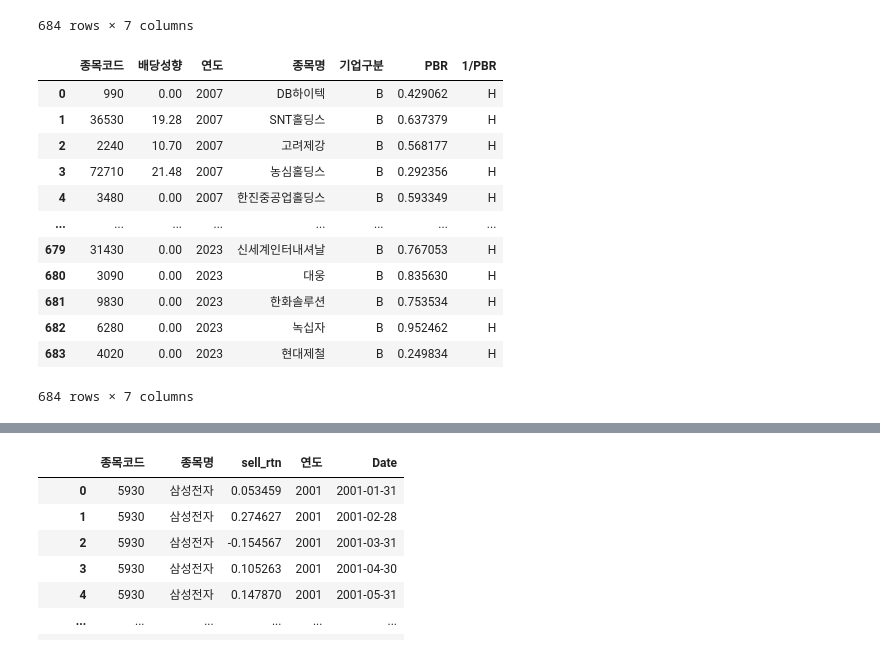
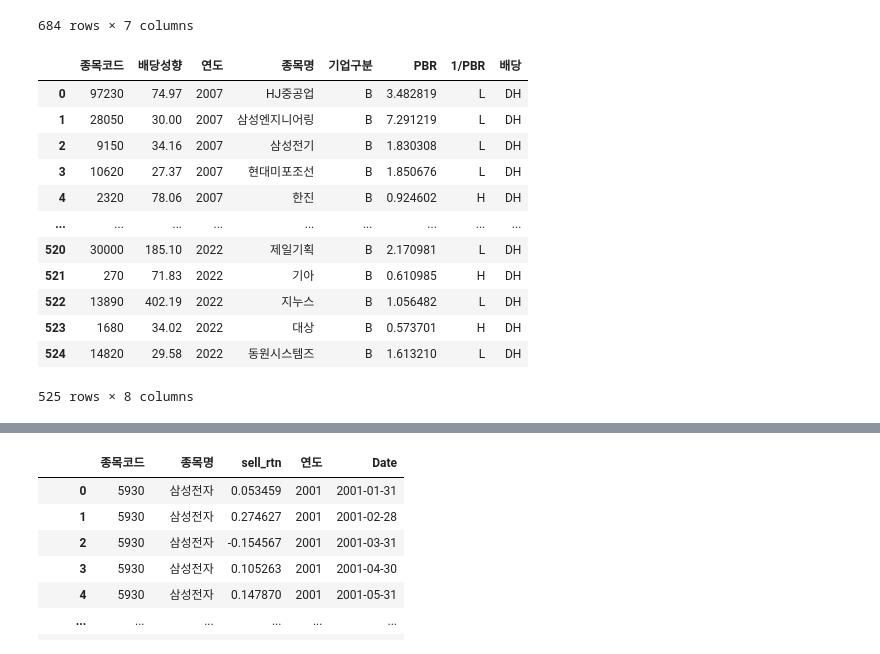
Before and after one commit to minxzzy/hackathon, a Jupyter notebook: realData.ipynb, the cells around one changed output, grey strips where cells are left out. Saved outputs shown, nothing was run; the diff lists cells and outputs as text; code cells hidden in the pictures.

Commit message:
realData : 총 테이블, 회귀분석

```diff
--- a/realData.ipynb
+++ b/realData.ipynb
@@ -110,0 +82,3 @@ for i in data['연도'].unique() :
+# %%
+firm_data.reset_index(drop=True, inplace=True)
+firm_data.sort_values(by='배당성향', ascending=False)
@@ -110,0 +99,3 @@ for i in data['연도'].unique() :
+# %%
+firm_data['배당'] = firm_data['배당성향'].apply(lambda x : 'DL' if x <= 26 else 'DH')
+firm_data
@@ -110,0 +121,7 @@ for i in data['연도'].unique() :
+# %%
+BDH = firm_data.loc[(firm_data['기업구분'] == 'B') & (firm_data['배당'] == 'DH')].sort_values('연도')
+BDL = firm_data.loc[(firm_data['기업구분'] == 'B') & (firm_data['배당'] == 'DL')].sort_values('연도')
+SDH = firm_data.loc[(firm_data['기업구분'] == 'S') & (firm_data['배당'] == 'DH')].sort_values('연도')
+SDL = firm_data.loc[(firm_data['기업구분'] == 'S') & (firm_data['배당'] == 'DL')].sort_values('연도')
+
+BDH
@@ -111,10 +142,10 @@ for i in data['연도'].unique() :
 # %%
-BH = firm_pbr_data.loc[(firm_pbr_data['기업구분'] == 'B') & (firm_pbr_data['1/PBR'] == 'H')].sort_values('연도')
-BL = firm_pbr_data.loc[(firm_pbr_data['기업구분'] == 'B') & (firm_pbr_data['1/PBR'] == 'L')].sort_values('연도')
-SH = firm_pbr_data.loc[(firm_pbr_data['기업구분'] == 'S') & (firm_pbr_data['1/PBR'] == 'H')].sort_values('연도')
-SL = firm_pbr_data.loc[(firm_pbr_data['기업구분'] == 'S') & (firm_pbr_data['1/PBR'] == 'L')].sort_values('연도')
+BH = firm_data.loc[(firm_data['기업구분'] == 'B') & (firm_data['1/PBR'] == 'H')].sort_values('연도')
+BL = firm_data.loc[(firm_data['기업구분'] == 'B') & (firm_data['1/PBR'] == 'L')].sort_values('연도')
+SH = firm_data.loc[(firm_data['기업구분'] == 'S') & (firm_data['1/PBR'] == 'H')].sort_values('연도')
+SL = firm_data.loc[(firm_data['기업구분'] == 'S') & (firm_data['1/PBR'] == 'L')].sort_values('연도')
 
-BH.loc[firm_pbr_data['연도'] == 2007]
+BH.loc[firm_data['연도'] == 2007]
 # %% [output]
 |  | 종목코드 | 배당성향 | 연도 | 종목명 | 기업구분 | PBR | 1/PBR |
 | 0 | 990 | 0.00 | 2007 | DB하이텍 | B | 0.429062 | H |
@@ -152,25 +183,30 @@ BH
 # %%
 BH = BH.sort_values('연도')
 BH.reset_index(drop=True, inplace=True)
 BL.reset_index(drop=True, inplace=True)
 SH.reset_index(drop=True, inplace=True)
 SL.reset_index(drop=True, inplace=True)
 
-BH
+BDH.reset_index(drop=True, inplace=True)
+BDL.reset_index(drop=True, inplace=True)
+SDH.reset_index(drop=True, inplace=True)
+SDL.reset_index(drop=True, inplace=True)
+
+BDH
 # %% [output]
-|  | 종목코드 | 배당성향 | 연도 | 종목명 | 기업구분 | PBR | 1/PBR |
-| 0 | 990 | 0.00 | 2007 | DB하이텍 | B | 0.429062 | H |
-| 1 | 36530 | 19.28 | 2007 | SNT홀딩스 | B | 0.637379 | H |
-| 2 | 2240 | 10.70 | 2007 | 고려제강 | B | 0.568177 | H |
-| 3 | 72710 | 21.48 | 2007 | 농심홀딩스 | B | 0.292356 | H |
-| 4 | 3480 | 0.00 | 2007 | 한진중공업홀딩스 | B | 0.593349 | H |
-| ... | ... | ... | ... | ... | ... | ... | ... |
-| 679 | 31430 | 0.00 | 2023 | 신세계인터내셔날 | B | 0.767053 | H |
-| 680 | 3090 | 0.00 | 2023 | 대웅 | B | 0.835630 | H |
-| 681 | 9830 | 0.00 | 2023 | 한화솔루션 | B | 0.753534 | H |
-| 682 | 6280 | 0.00 | 2023 | 녹십자 | B | 0.952462 | H |
-| 683 | 4020 | 0.00 | 2023 | 현대제철 | B | 0.249834 | H |
+|  | 종목코드 | 배당성향 | 연도 | 종목명 | 기업구분 | PBR | 1/PBR | 배당 |
+| 0 | 97230 | 74.97 | 2007 | HJ중공업 | B | 3.482819 | L | DH |
+| 1 | 28050 | 30.00 | 2007 | 삼성엔지니어링 | B | 7.291219 | L | DH |
+| 2 | 9150 | 34.16 | 2007 | 삼성전기 | B | 1.830308 | L | DH |
+| 3 | 10620 | 27.37 | 2007 | 현대미포조선 | B | 1.850676 | L | DH |
+| 4 | 2320 | 78.06 | 2007 | 한진 | B | 0.924602 | H | DH |
+| ... | ... | ... | ... | ... | ... | ... | ... | ... |
+| 520 | 30000 | 185.10 | 2022 | 제일기획 | B | 2.170981 | L | DH |
+| 521 | 270 | 71.83 | 2022 | 기아 | B | 0.610985 | H | DH |
+| 522 | 13890 | 402.19 | 2022 | 지누스 | B | 1.056482 | L | DH |
+| 523 | 1680 | 34.02 | 2022 | 대상 | B | 0.573701 | H | DH |
+| 524 | 14820 | 29.58 | 2022 | 동원시스템즈 | B | 1.613210 | L | DH |
-684 rows × 7 columns
+525 rows × 8 columns
 # %%
 BH[BH['종목코드'] == 3090]
 # %% [output]
```
Also changed, not shown: parts of 35 cells of this notebook, 1 other file.
